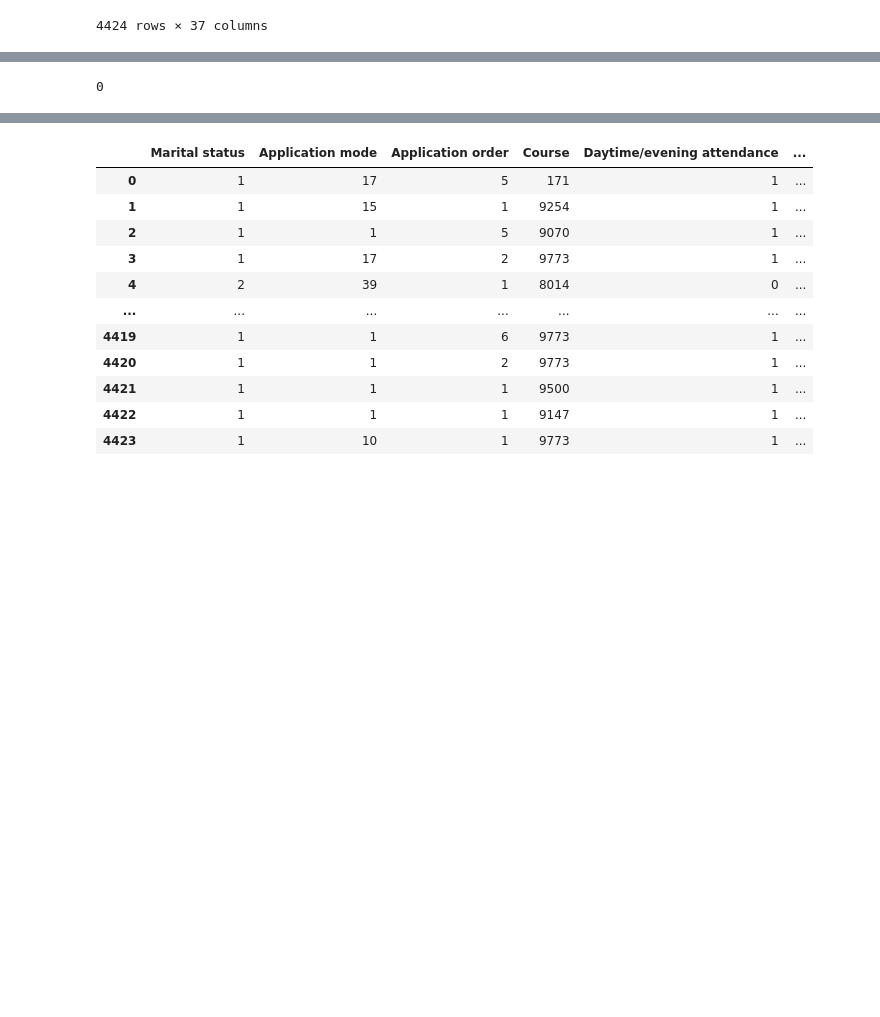
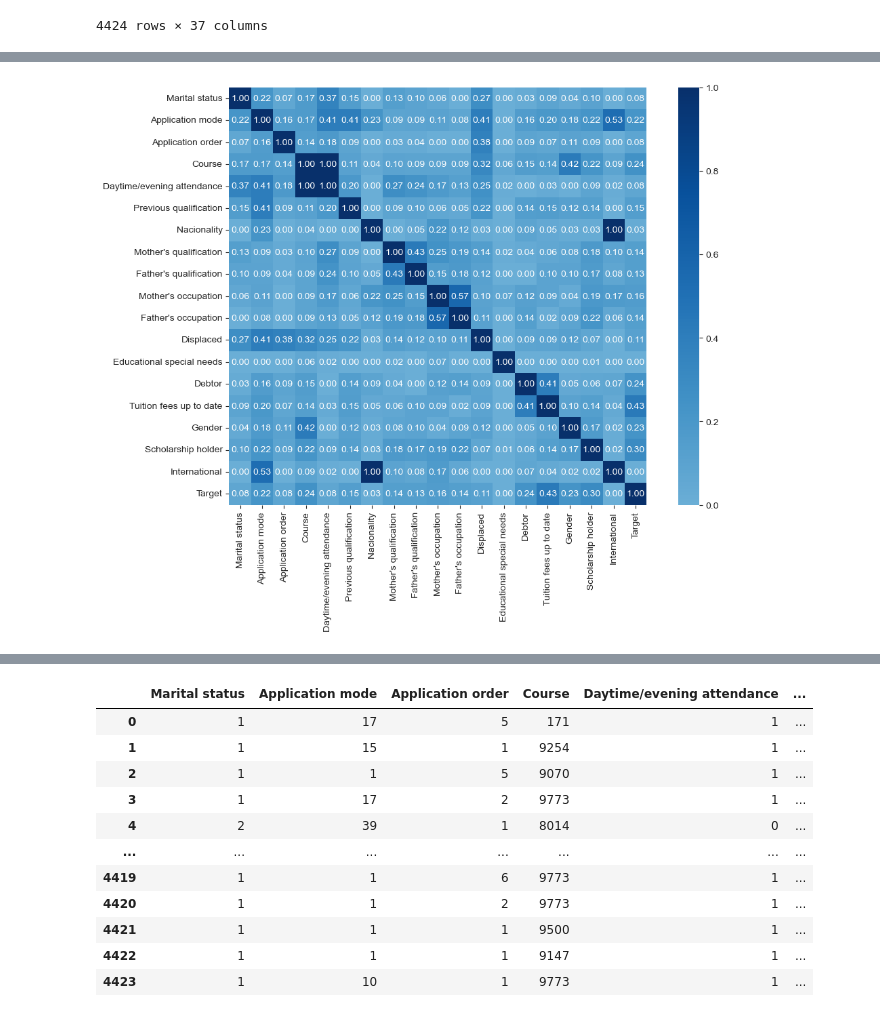
Before and after one commit to kyleham12/AcademicSuccessPredictor, a Jupyter notebook: cs171proj.ipynb, the cells around one changed output, grey strips where cells are left out. Drawn from its saved outputs; the diff is of its cells as text; code cells hidden in the pictures; blank space fills up the shorter version.

```diff
--- a/cs171proj.ipynb
+++ b/cs171proj.ipynb
@@ -130,4 +121,0 @@ plt.show()
-# %%
-df.isna().sum().sum()
-# %% [output]
-0
@@ -133,0 +124,14 @@ df.isna().sum().sum()
+# %%
+from dython.nominal import associations
+
+cols = ['Marital status', 'Application mode', 'Application order', 'Course', 'Daytime/evening attendance',
+        'Previous qualification', 'Nacionality', "Mother's qualification", "Father's qualification",
+        "Mother's occupation", "Father's occupation", 'Displaced', 'Educational special needs', 'Debtor',
+        'Tuition fees up to date', 'Gender', 'Scholarship holder', 'International', 'Target']
+
+fig, ax = plt.subplots(figsize = (12, 8))
+
+# Estimate and generate Cramer's V association plot.
+cramers_v = associations(df[cols], nom_nom_assoc='cramer', ax=ax, cmap='Blues')
+# %% [output]
+[figure, added]
```
Also changed, not shown: parts of 24 cells of this notebook, 4 other files.
